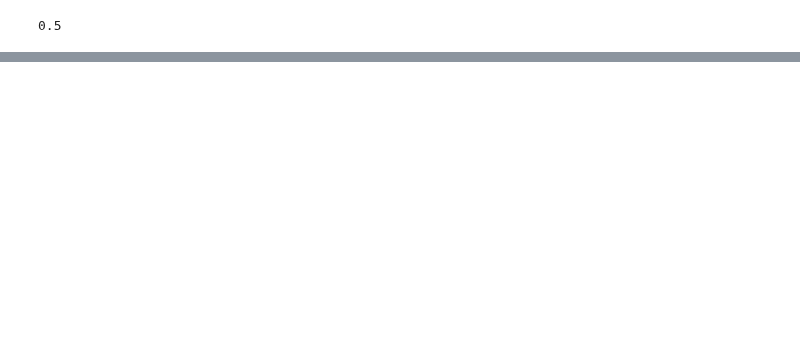
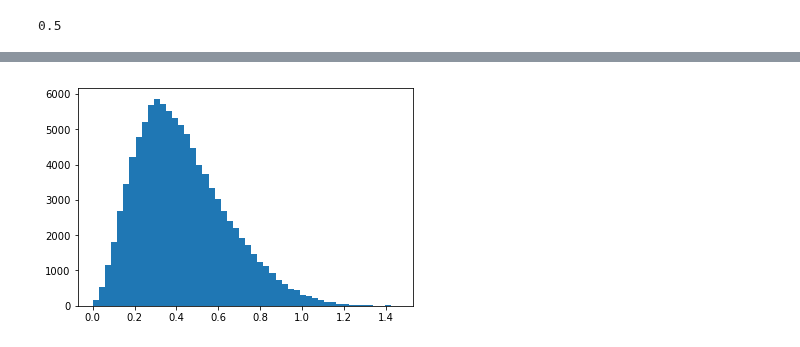
Before and after one commit to BouchardLab/noise_correlations, a Jupyter notebook: notebooks/symmetric_KL.ipynb, the cells around one changed output, grey strips where cells are left out. Saved outputs shown, nothing was run; the diff lists cells and outputs as text; code cells hidden in the pictures; blank space fills up the shorter version.

```diff
--- a/notebooks/symmetric_KL.ipynb
+++ b/notebooks/symmetric_KL.ipynb
@@ -201,0 +216,4 @@ LD: 0.3980279123611023, 49.66th percentile over all configurations
+# %%
+_ = plt.hist(ld, bins=50)
+# %% [output]
+[figure, added]
```
Also changed, not shown: parts of 3 cells of this notebook.
